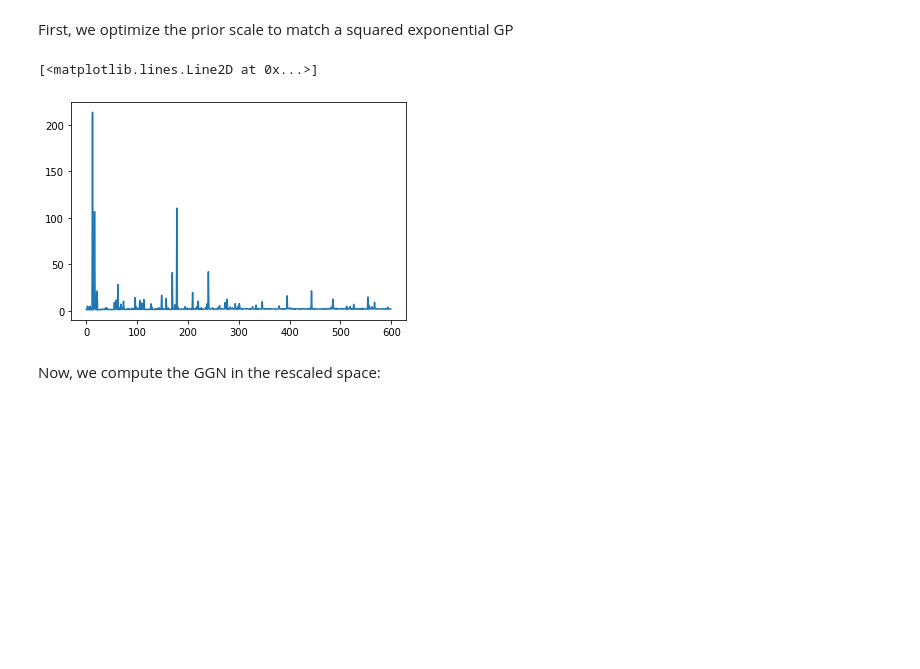
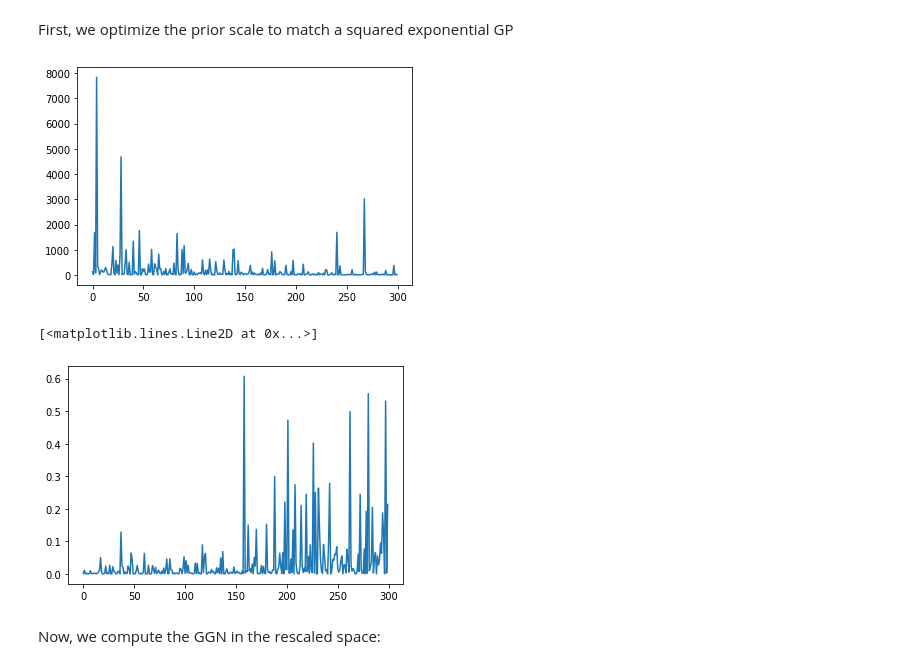
Before and after one commit to StanfordASL/scod-module, a Jupyter notebook: demos/2d_toy_example.ipynb, the cells around one changed output. Drawn from its saved outputs; the diff is of its cells as text; code cells hidden in the pictures; blank space fills up the shorter version.

```diff
--- a/demos/2d_toy_example.ipynb
+++ b/demos/2d_toy_example.ipynb
@@ -164,17 +166,20 @@ First, we optimize the prior scale to match a squared exponential GP
 # %%
 def GP_kernel(inputs):
     sq_dist = torch.norm( (inputs[:,None,:] - inputs[None,:,:]), dim=-1 )**2
     length_scale = 0.2
     kernel = torch.exp(- sq_dist / length_scale)
     return kernel
 
 uniform_dataset = UniformDataset()
 gp_reg_unc_model.log_prior_scale.data *= 0
-loss_curve = gp_reg_unc_model.optimize_prior_scale_by_GP_kernel(uniform_dataset, GP_kernel, num_epochs=30)
+loss_curve, min_eigs = gp_reg_unc_model.optimize_prior_scale_by_GP_kernel(uniform_dataset, GP_kernel, num_epochs=30, batch_size=10)
 plt.plot(loss_curve)
+plt.show()
+plt.plot(1./np.array(min_eigs))
 # %% [output]
+[figure, new version]
 [<matplotlib.lines.Line2D at 0x...>]
-[figure, old version]
+[figure, added]
 # %% [markdown]
 Now, we compute the GGN in the rescaled space:
 # %%
```
Also changed, not shown: parts of 9 cells of this notebook, 2 other files.
